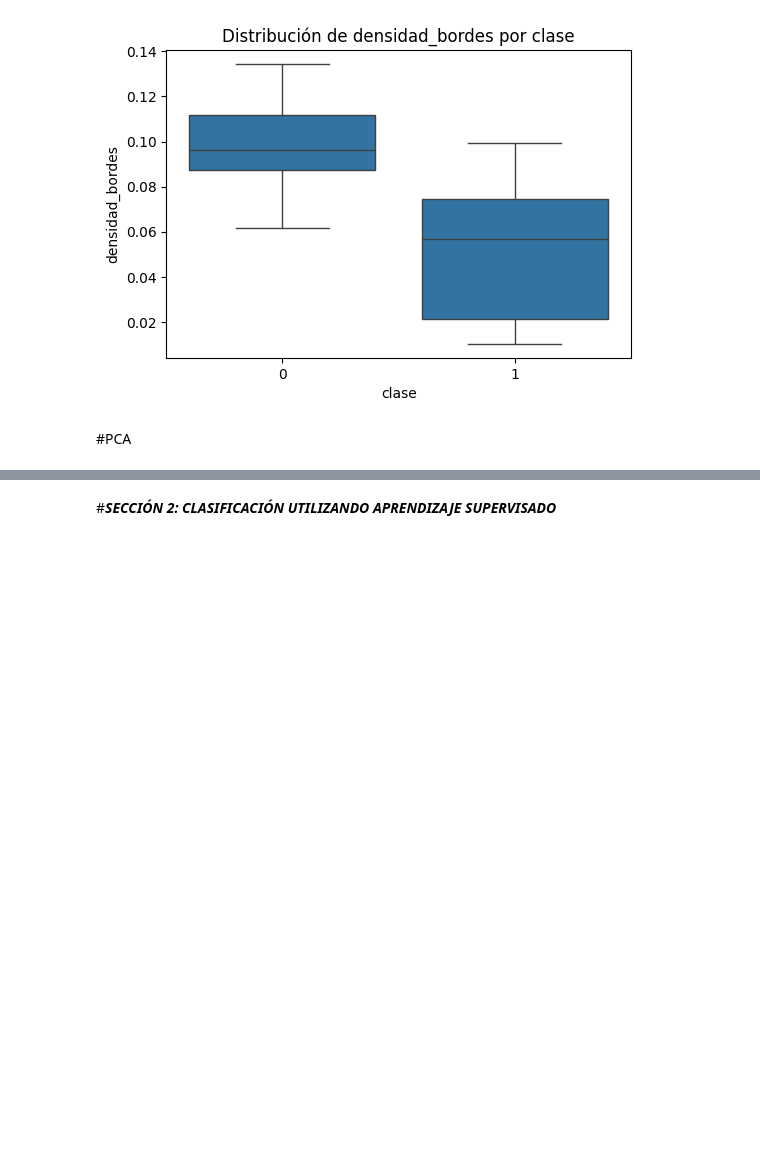
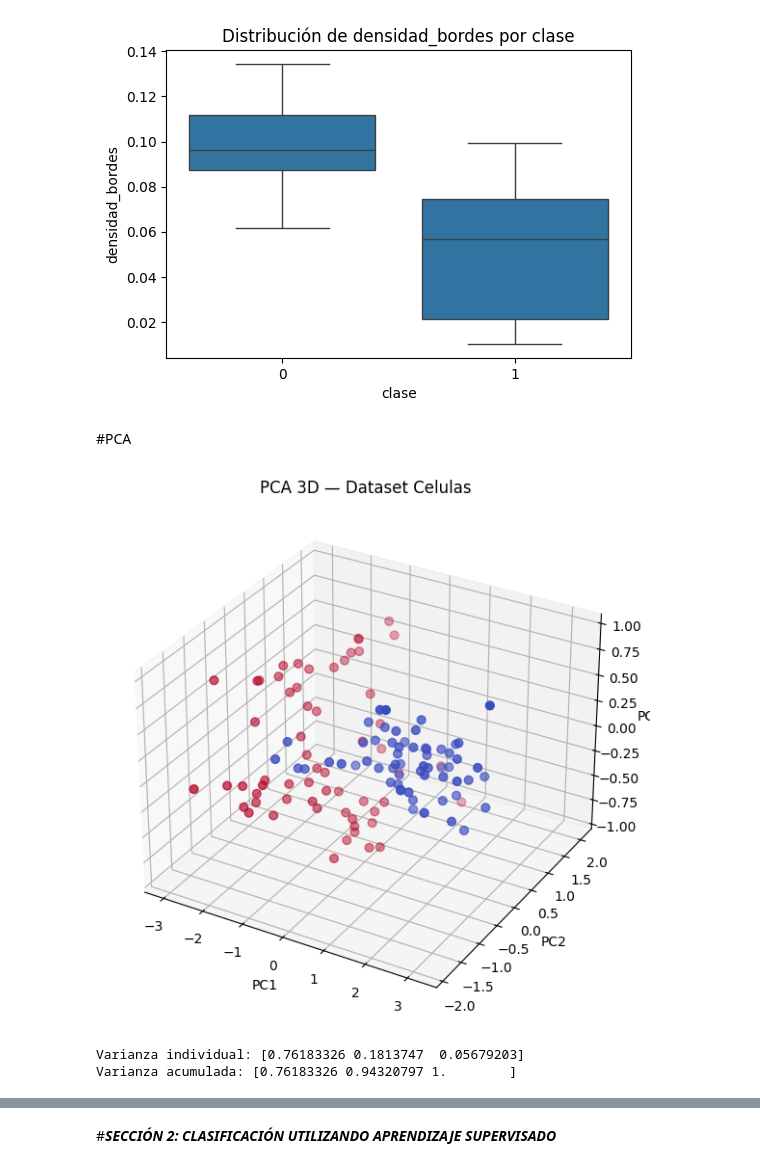
Before and after one commit to MiguelAngeloTr/Aprendizaje_Automatico, a Jupyter notebook: Entrega_6/Clasificacion_de_celulas.ipynb, the cells around one changed output, grey strips where cells are left out. Saved outputs shown, nothing was run; the diff lists cells and outputs as text; code cells hidden in the pictures; blank space fills up the shorter version.

```diff
--- a/Entrega_6/Clasificacion_de_celulas.ipynb
+++ b/Entrega_6/Clasificacion_de_celulas.ipynb
@@ -270,3 +273,32 @@ from sklearn.preprocessing import StandardScaler
 
 scaler = StandardScaler()
 X_scaled = scaler.fit_transform(X)
+# %%
+from mpl_toolkits.mplot3d import Axes3D
+from sklearn.decomposition import PCA
+
+pca3 = PCA(n_components=3)
+X_pca3 = pca3.fit_transform(X_scaled)
+
+fig = plt.figure(figsize=(10,7))
+ax = fig.add_subplot(111, projection='3d')
+ax.scatter(X_pca3[:,0], X_pca3[:,1], X_pca3[:,2], c=y, cmap="coolwarm", s=40)
+
+ax.set_xlabel("PC1")
+ax.set_ylabel("PC2")
+ax.set_zlabel("PC3")
+plt.title("PCA 3D — Dataset Celulas")
+plt.show()
+# %% [output]
+[figure, added]
+# %%
+
+
+var_exp = pca3.explained_variance_ratio_
+cum_var_exp = var_exp.cumsum()
+
+print("Varianza individual:", var_exp)
+print("Varianza acumulada:", cum_var_exp)
+# %% [output]
+Varianza individual: [0.76183326 0.1813747  0.05679203]
+Varianza acumulada: [0.76183326 0.94320797 1.        ]
```
Also changed, not shown: parts of 24 cells of this notebook.
